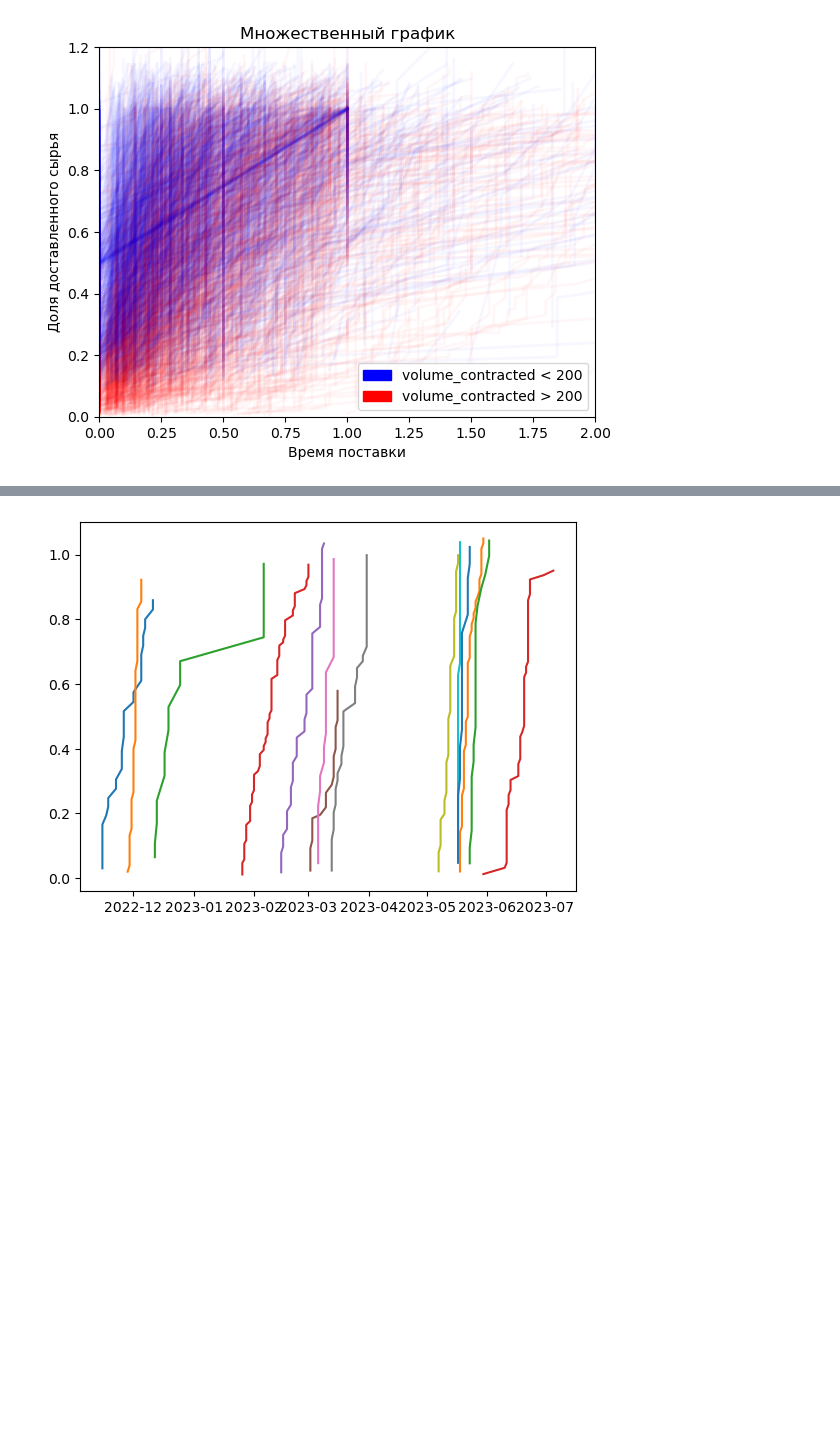
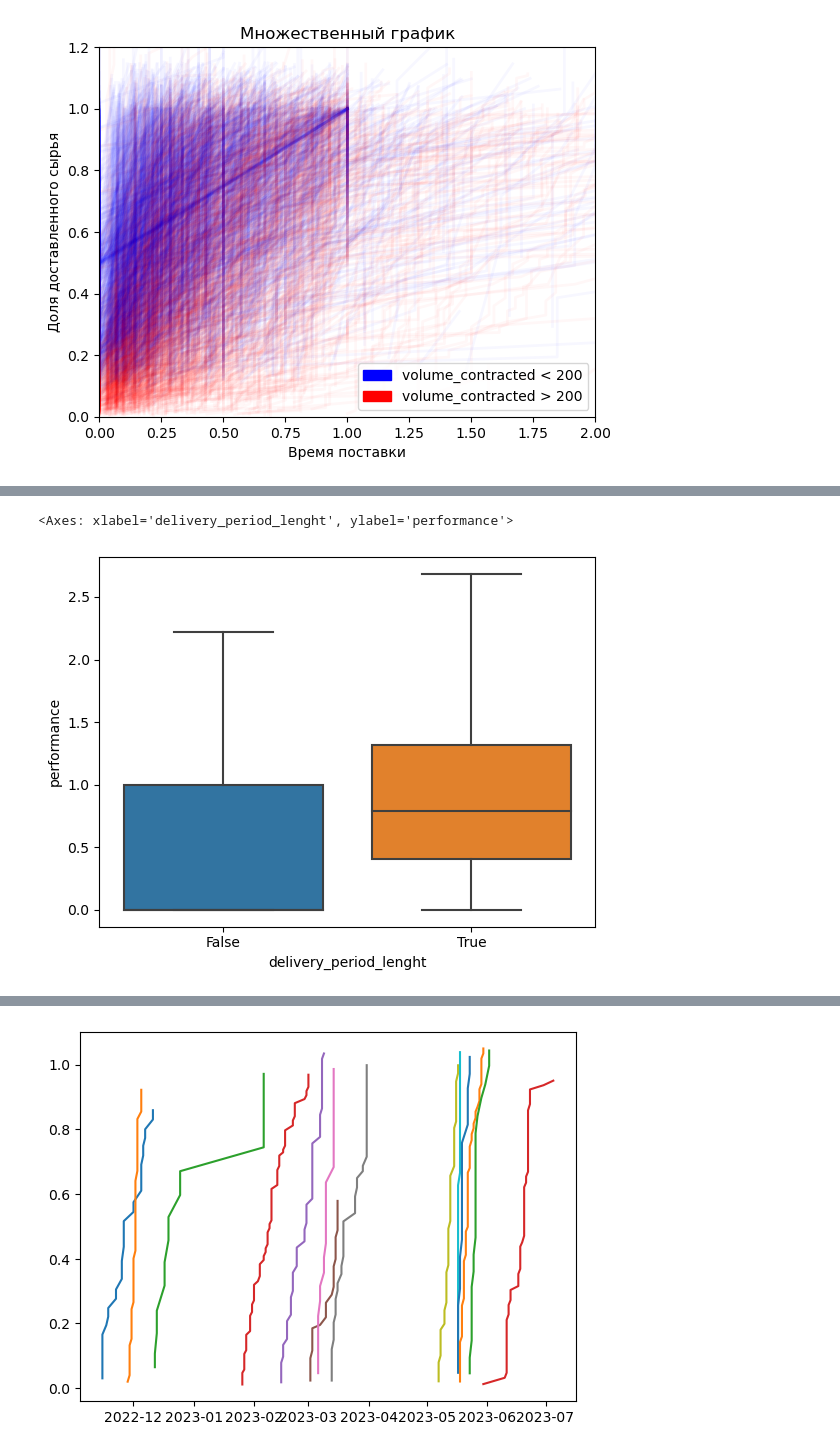
Before and after one commit to my-sas/Suppliers-time-series-analysis, a Jupyter notebook: notebooks/EDA.ipynb, the cells around one changed output, grey strips where cells are left out. Cells and saved outputs as stored; diff of their text form; code cells hidden in the pictures; blank space fills up the shorter version.

```diff
--- a/notebooks/EDA.ipynb
+++ b/notebooks/EDA.ipynb
@@ -241,0 +261,5 @@ data['active_specs'] = data.apply(
+# %%
+sns.boxplot(x = data['delivery_period_lenght'] > 3, y = data['performance'], showfliers=False)
+# %% [output]
+<Axes: xlabel='delivery_period_lenght', ylabel='performance'>
+[figure, added]
```
Also changed, not shown: parts of 7 cells of this notebook, 4 other files.
